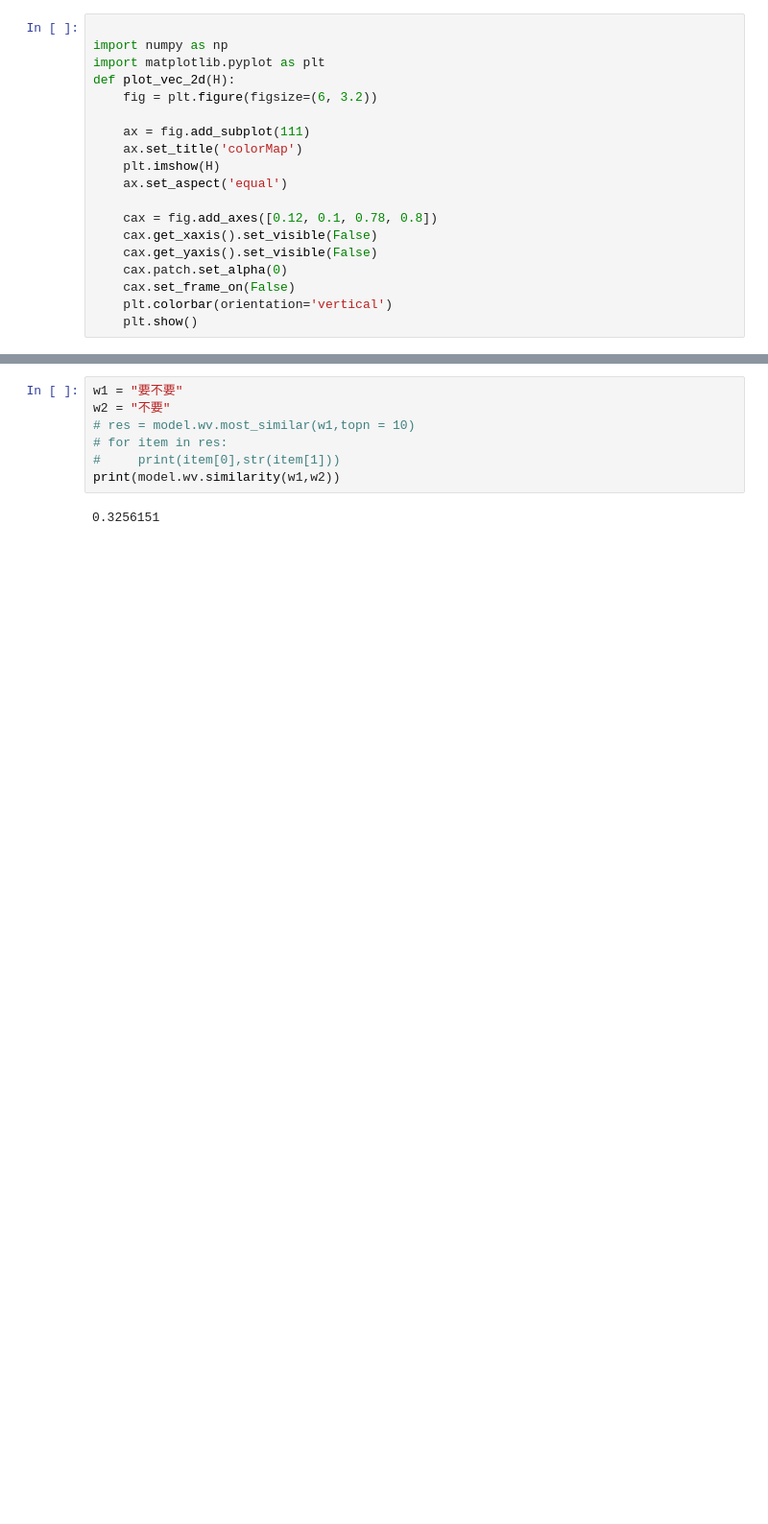
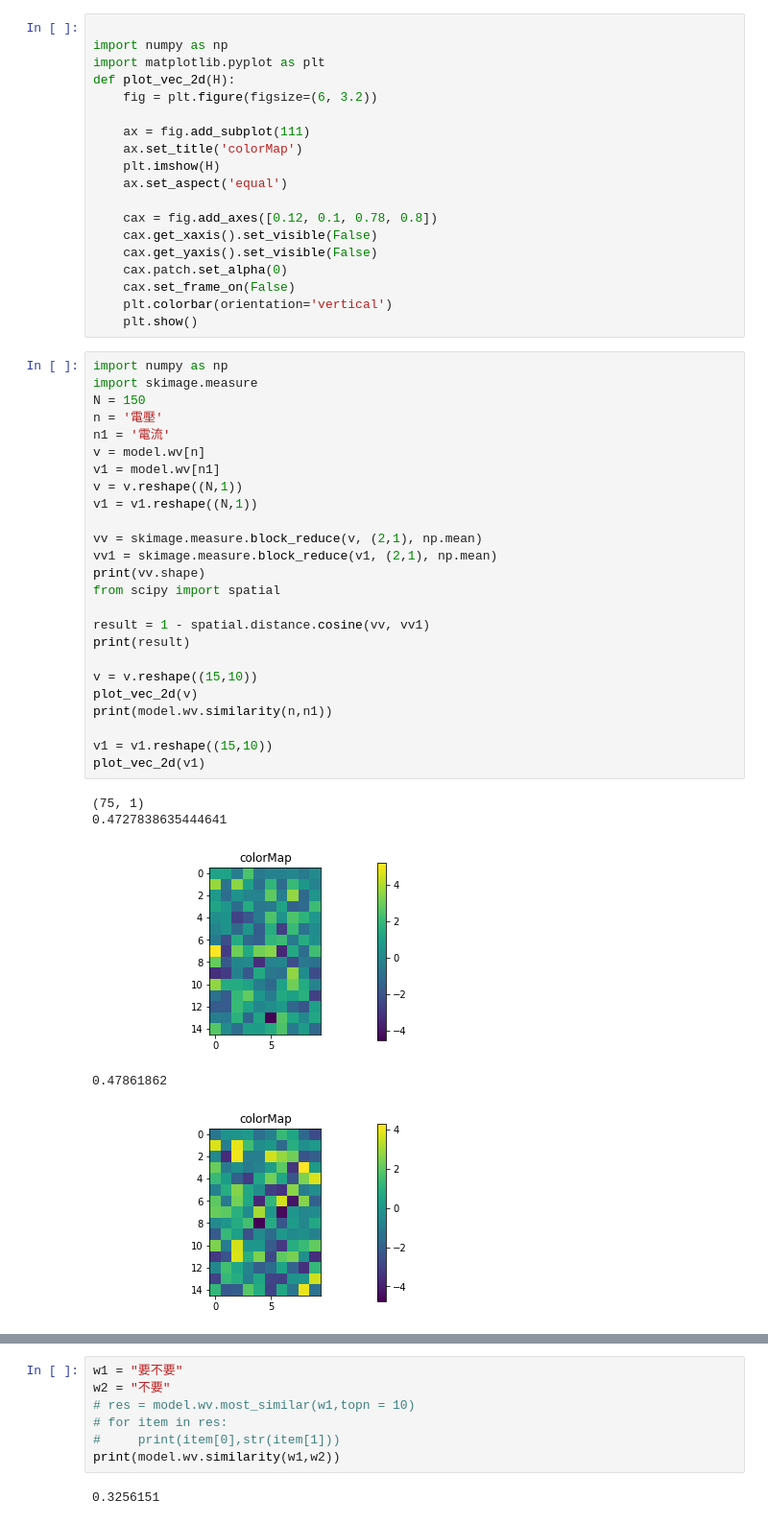
Before and after one commit to BeyondCloud/DL, a Jupyter notebook: Comp1/util.ipynb, the cells around one changed output, grey strips where cells are left out. Shown: that part at 96% size. Cells and saved outputs as stored; diff of their text form; blank space fills up the shorter version.

```diff
--- a/Comp1/util.ipynb
+++ b/Comp1/util.ipynb
@@ -66,3 +35,34 @@ def plot_vec_2d(H):
     cax.set_frame_on(False)
     plt.colorbar(orientation='vertical')
     plt.show()
+# %%
+import numpy as np
+import skimage.measure
+N = 150
+n = '電壓'
+n1 = '電流'
+v = model.wv[n]
+v1 = model.wv[n1]
+v = v.reshape((N,1))
+v1 = v1.reshape((N,1))
+
+vv = skimage.measure.block_reduce(v, (2,1), np.mean)
+vv1 = skimage.measure.block_reduce(v1, (2,1), np.mean)
+print(vv.shape)
+from scipy import spatial
+
+result = 1 - spatial.distance.cosine(vv, vv1)
+print(result)
+
+v = v.reshape((15,10))
+plot_vec_2d(v)
+print(model.wv.similarity(n,n1))
+
+v1 = v1.reshape((15,10))
+plot_vec_2d(v1)
+# %% [output]
+(75, 1)
+0.4727838635444641
+[figure, added]
+0.47861862
+[figure, added]
```
Also changed, not shown: parts of 13 cells of this notebook.
